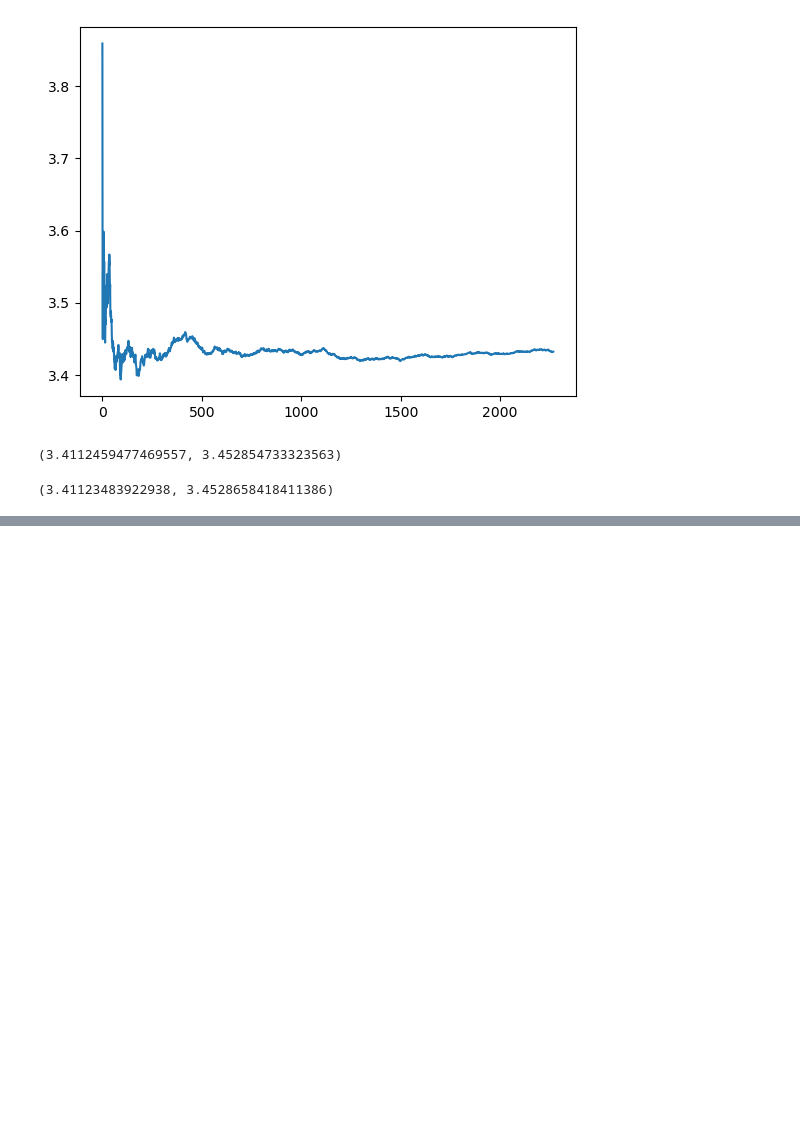
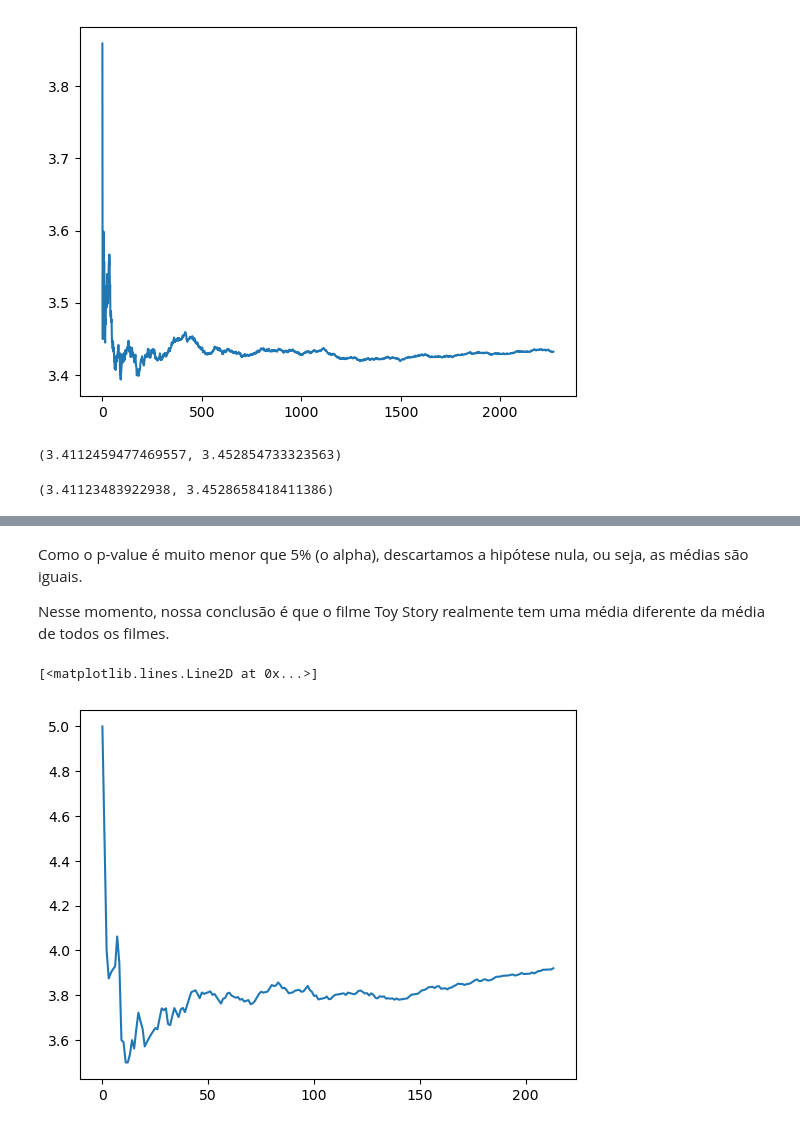
Before and after one commit to naimeaiub/Analise-Estatistica-IBGE, a Jupyter notebook: 4. Data Science - testes estatisticos com python/Data_Science_-_Introducao_a_testes.ipynb, the cells around one changed output, grey strips where cells are left out. Cells and saved outputs as stored; diff of their text form; code cells hidden in the pictures; blank space fills up the shorter version.

```diff
--- a/4. Data Science - testes estatisticos com python/Data_Science_-_Introducao_a_testes.ipynb
+++ b/4. Data Science - testes estatisticos com python/Data_Science_-_Introducao_a_testes.ipynb
@@ -376,0 +446,12 @@ zconfint(nota_media_dos_filmes_com_pelo_menos_10_votos)
+# %% [markdown]
+Como o p-value é muito menor que 5% (o alpha), descartamos a hipótese nula, ou seja, as médias são iguais.
+<p> Nesse momento, nossa conclusão é que o filme Toy Story realmente tem uma média diferente da média de todos os filmes.
+# %%
+np.random.seed(75241)
+temp = notas1.sample(frac=1).rating
+
+medias = [temp[0:i].mean() for i in range(1, len(temp))]
+plt.plot(medias)
+# %% [output]
+[<matplotlib.lines.Line2D at 0x...>]
+[figure, added]
```
Also changed, not shown: parts of 10 cells of this notebook.
